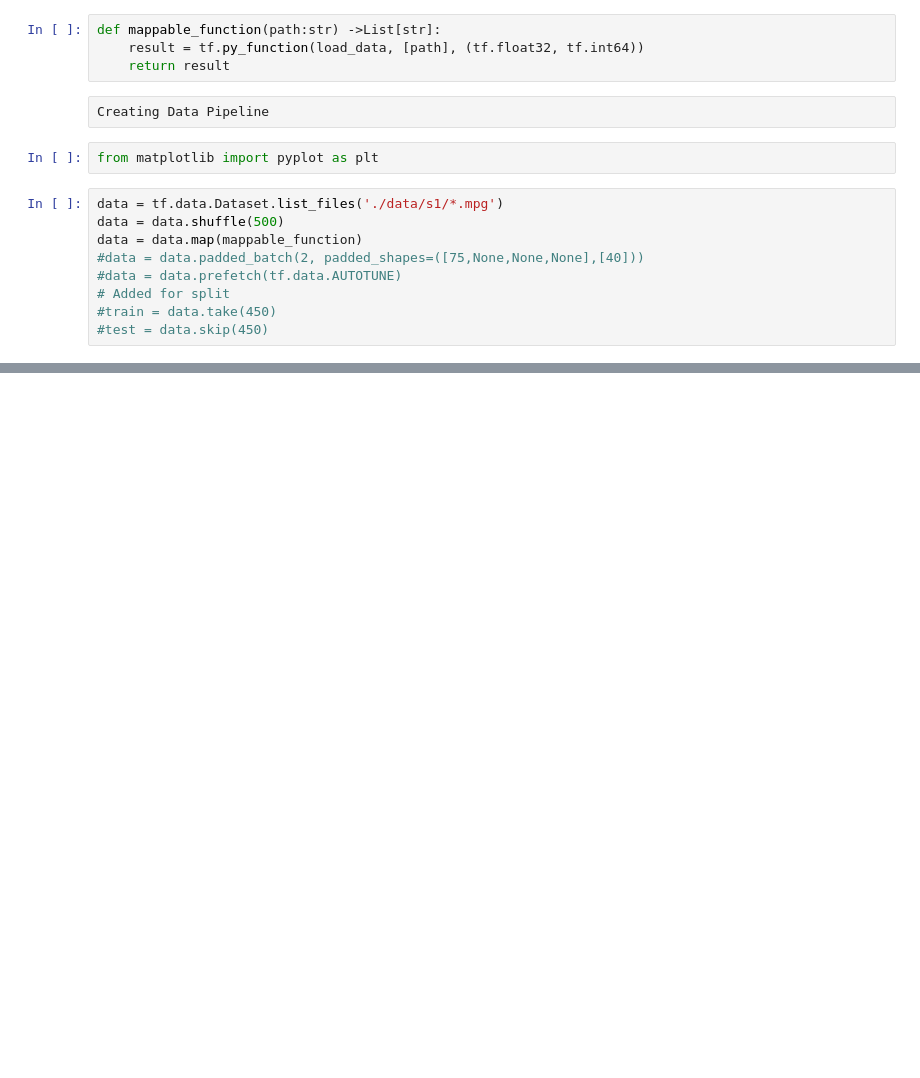
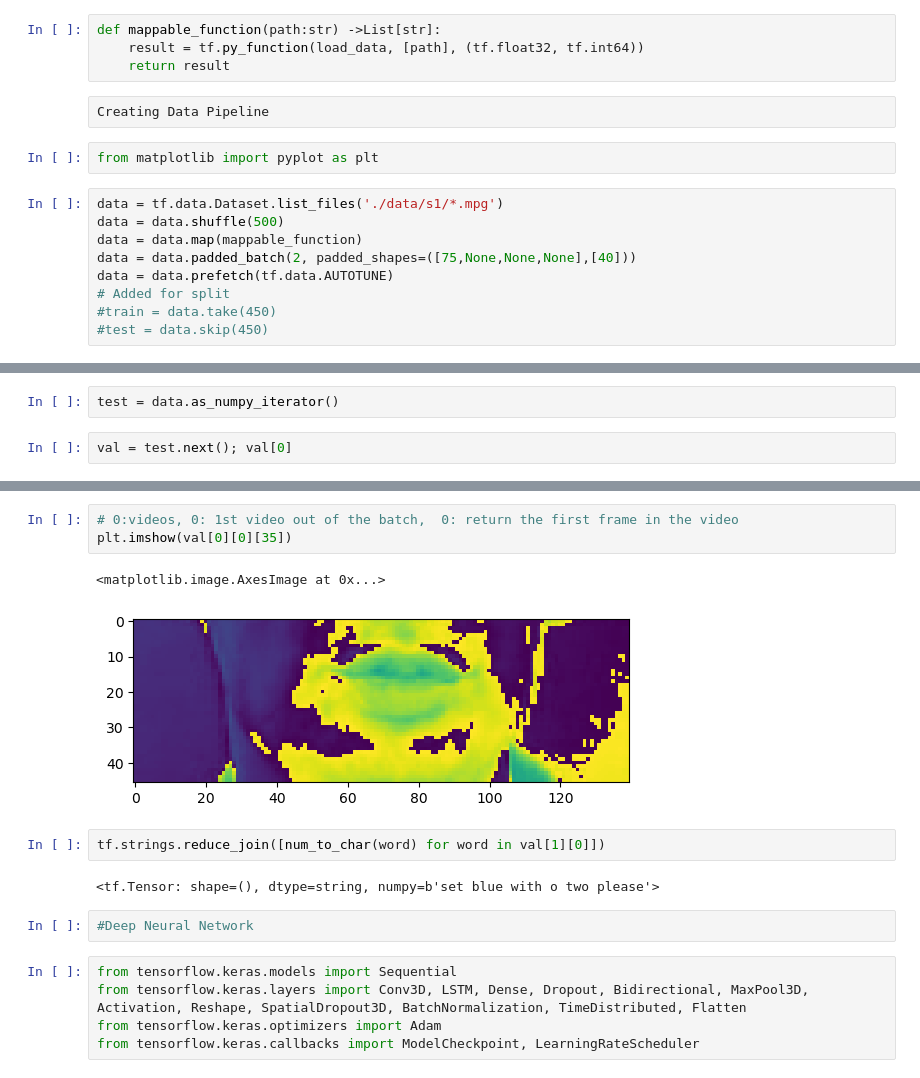
Before and after one commit to DeelakaGunasinghe/Lip-Reading-Model, a Jupyter notebook: LipNet.ipynb, the cells around one changed output, grey strips where cells are left out. Saved outputs shown, nothing was run; the diff lists cells and outputs as text; blank space fills up the shorter version.

```diff
--- a/LipNet.ipynb
+++ b/LipNet.ipynb
@@ -242,8 +242,8 @@ from matplotlib import pyplot as plt
 data = tf.data.Dataset.list_files('./data/s1/*.mpg')
 data = data.shuffle(500)
 data = data.map(mappable_function)
-#data = data.padded_batch(2, padded_shapes=([75,None,None,None],[40]))
-#data = data.prefetch(tf.data.AUTOTUNE)
+data = data.padded_batch(2, padded_shapes=([75,None,None,None],[40]))
+data = data.prefetch(tf.data.AUTOTUNE)
 # Added for split
 #train = data.take(450)
 #test = data.skip(450)
@@ -310,0 +272,4 @@ Note: you may need to restart the kernel to use updated packages.
+# %%
+test = data.as_numpy_iterator()
+# %%
+val = test.next(); val[0]
@@ -310,0 +315,17 @@ Note: you may need to restart the kernel to use updated packages.
+# %%
+# 0:videos, 0: 1st video out of the batch,  0: return the first frame in the video
+plt.imshow(val[0][0][35])
+# %% [output]
+<matplotlib.image.AxesImage at 0x...>
+[figure, added]
+# %%
+tf.strings.reduce_join([num_to_char(word) for word in val[1][0]])
+# %% [output]
+<tf.Tensor: shape=(), dtype=string, numpy=b'set blue with o two please'>
+# %%
+#Deep Neural Network
+# %%
+from tensorflow.keras.models import Sequential
+from tensorflow.keras.layers import Conv3D, LSTM, Dense, Dropout, Bidirectional, MaxPool3D, Activation, Reshape, SpatialDropout3D, BatchNormalization, TimeDistributed, Flatten
+from tensorflow.keras.optimizers import Adam
+from tensorflow.keras.callbacks import ModelCheckpoint, LearningRateScheduler
```
Also changed, not shown: parts of 8 cells of this notebook.
